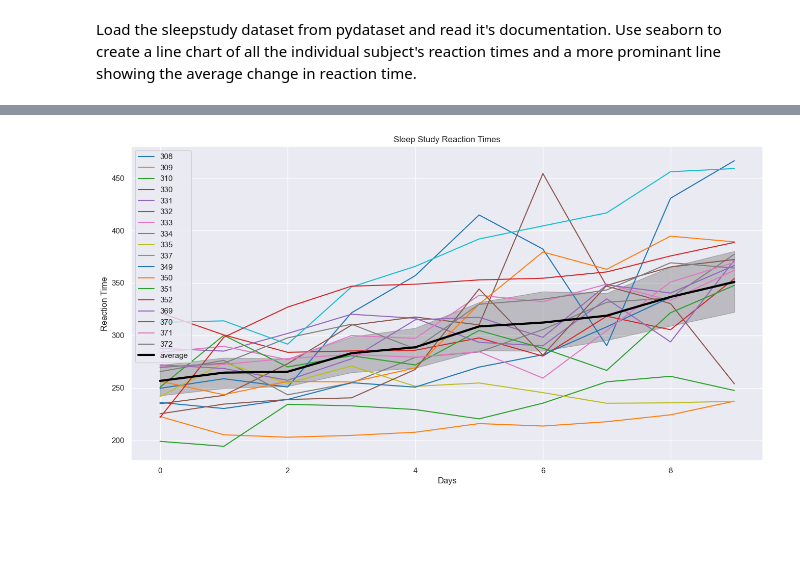
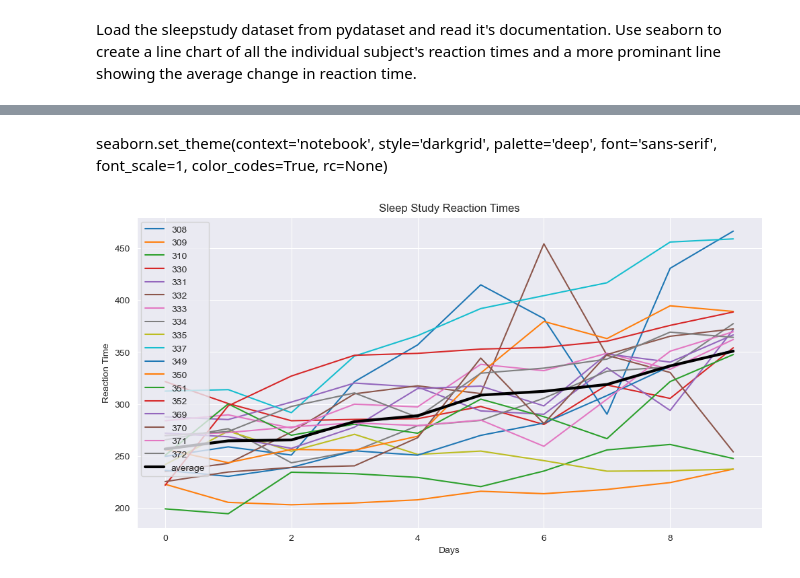
Before and after one commit to Andrew-Casey/numpy-pandas-visualization-exercises-, a Jupyter notebook: seaborn_exercises2.ipynb, the cells around one changed output, grey strips where cells are left out. Saved outputs shown, nothing was run; the diff lists cells and outputs as text; code cells hidden in the pictures; blank space fills up the shorter version.

```diff
--- a/seaborn_exercises2.ipynb
+++ b/seaborn_exercises2.ipynb
@@ -358,20 +418,23 @@ seaborn.set_theme(context='notebook', style='darkgrid', palette='deep', font='sa
+# %% [markdown]
+seaborn.set_theme(context='notebook', style='darkgrid', palette='deep', font='sans-serif', font_scale=1, color_codes=True, rc=None)
 # %%
 # Load the sleepstudy dataset
 sleepstudy = data('sleepstudy')
 
 # Create line chart of all the individual subject's reaction times
 sns.set_style("darkgrid")
+plt.figure(figsize=(12,6))
 sns.lineplot(x='Days', y='Reaction', data=sleepstudy, palette='tab10', hue='Subject')
 
 # Create more prominent line showing the average change in reaction time
-sns.lineplot(x='Days', y='Reaction', data=sleepstudy, color='black', linewidth= 3, label='average')
+sns.lineplot(x='Days', y='Reaction', data=sleepstudy, color='black', ci=False, linewidth= 3, label='average')
 
 # Set the plot title and axis labels
 plt.title('Sleep Study Reaction Times')
 plt.xlabel('Days')
 plt.ylabel('Reaction Time')
 
 # Show the plot
 plt.show()
 # %% [output]
-[figure, old version]
+[figure, new version]
```
Also changed, not shown: parts of 16 cells of this notebook.
